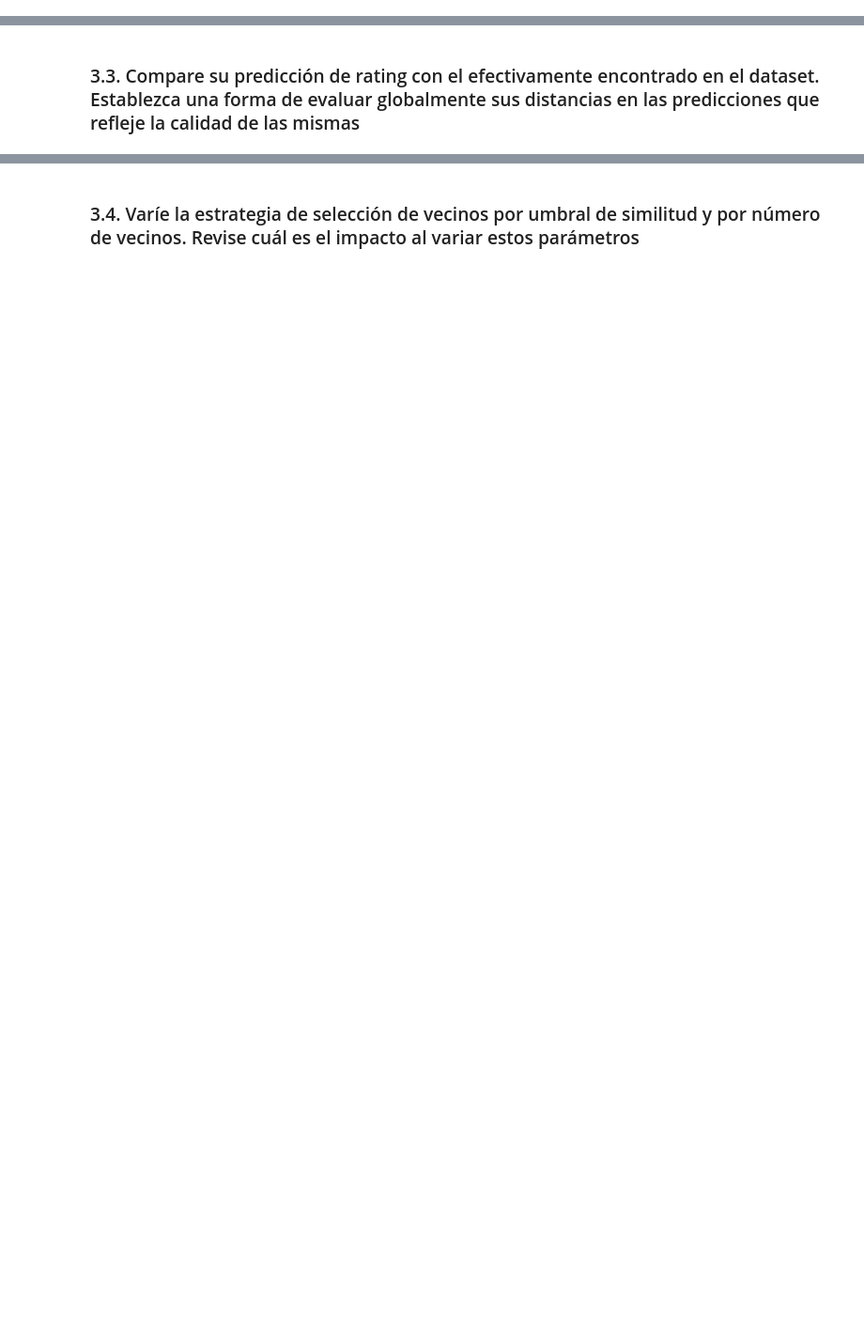
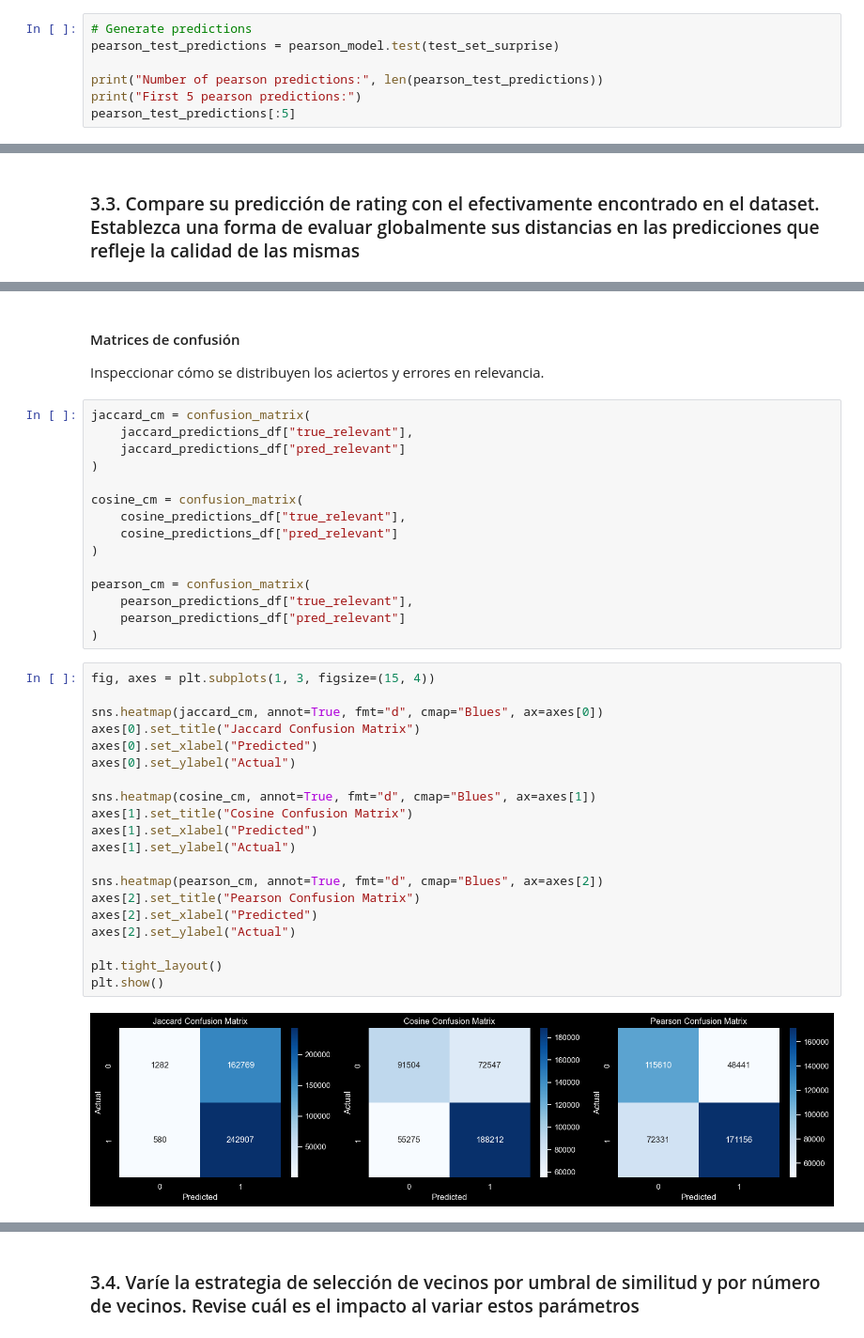
Before and after one commit to bmguzmang/SR-UNIANDES, a Jupyter notebook: Talleres/Taller 1/Taller-05.ipynb, the cells around one changed output, grey strips where cells are left out. Shown at 94% size. Saved outputs shown, nothing was run; the diff lists cells and outputs as text; blank space fills up the shorter version.

```diff
--- a/Talleres/Taller 1/Taller-05.ipynb
+++ b/Talleres/Taller 1/Taller-05.ipynb
@@ -1506,0 +1781,7 @@ Cosine and Pearson models saved.
+# %%
+# Generate predictions
+pearson_test_predictions = pearson_model.test(test_set_surprise)
+
+print("Number of pearson predictions:", len(pearson_test_predictions))
+print("First 5 pearson predictions:")
+pearson_test_predictions[:5]
@@ -1508,0 +2079,40 @@ Cosine and Pearson models saved.
+# %% [markdown]
+#### Matrices de confusión
+Inspeccionar cómo se distribuyen los aciertos y errores en relevancia.
+# %%
+jaccard_cm = confusion_matrix(
+    jaccard_predictions_df["true_relevant"],
+    jaccard_predictions_df["pred_relevant"]
+)
+
+cosine_cm = confusion_matrix(
+    cosine_predictions_df["true_relevant"],
+    cosine_predictions_df["pred_relevant"]
+)
+
+pearson_cm = confusion_matrix(
+    pearson_predictions_df["true_relevant"],
+    pearson_predictions_df["pred_relevant"]
+)
+# %%
+fig, axes = plt.subplots(1, 3, figsize=(15, 4))
+
+sns.heatmap(jaccard_cm, annot=True, fmt="d", cmap="Blues", ax=axes[0])
+axes[0].set_title("Jaccard Confusion Matrix")
+axes[0].set_xlabel("Predicted")
+axes[0].set_ylabel("Actual")
+
+sns.heatmap(cosine_cm, annot=True, fmt="d", cmap="Blues", ax=axes[1])
+axes[1].set_title("Cosine Confusion Matrix")
+axes[1].set_xlabel("Predicted")
+axes[1].set_ylabel("Actual")
+
+sns.heatmap(pearson_cm, annot=True, fmt="d", cmap="Blues", ax=axes[2])
+axes[2].set_title("Pearson Confusion Matrix")
+axes[2].set_xlabel("Predicted")
+axes[2].set_ylabel("Actual")
+
+plt.tight_layout()
+plt.show()
+# %% [output]
+[figure, added]
```
Also changed, not shown: parts of 153 cells of this notebook.
